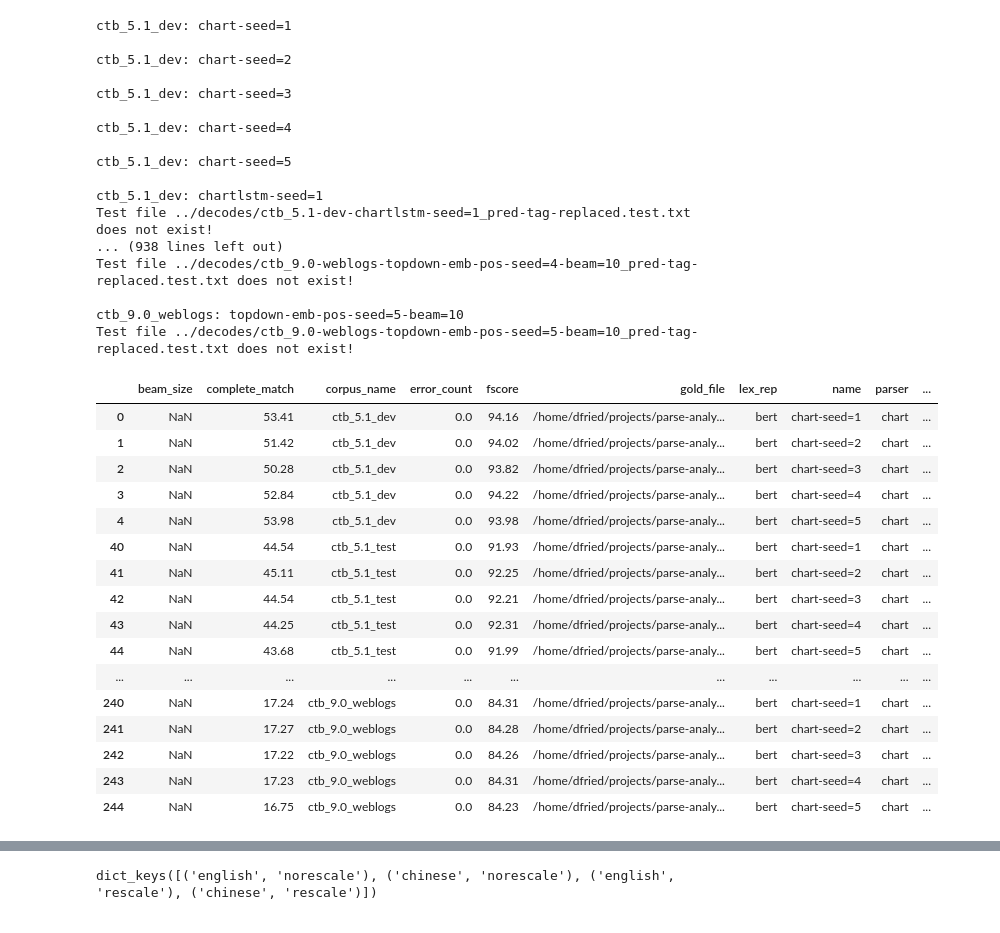
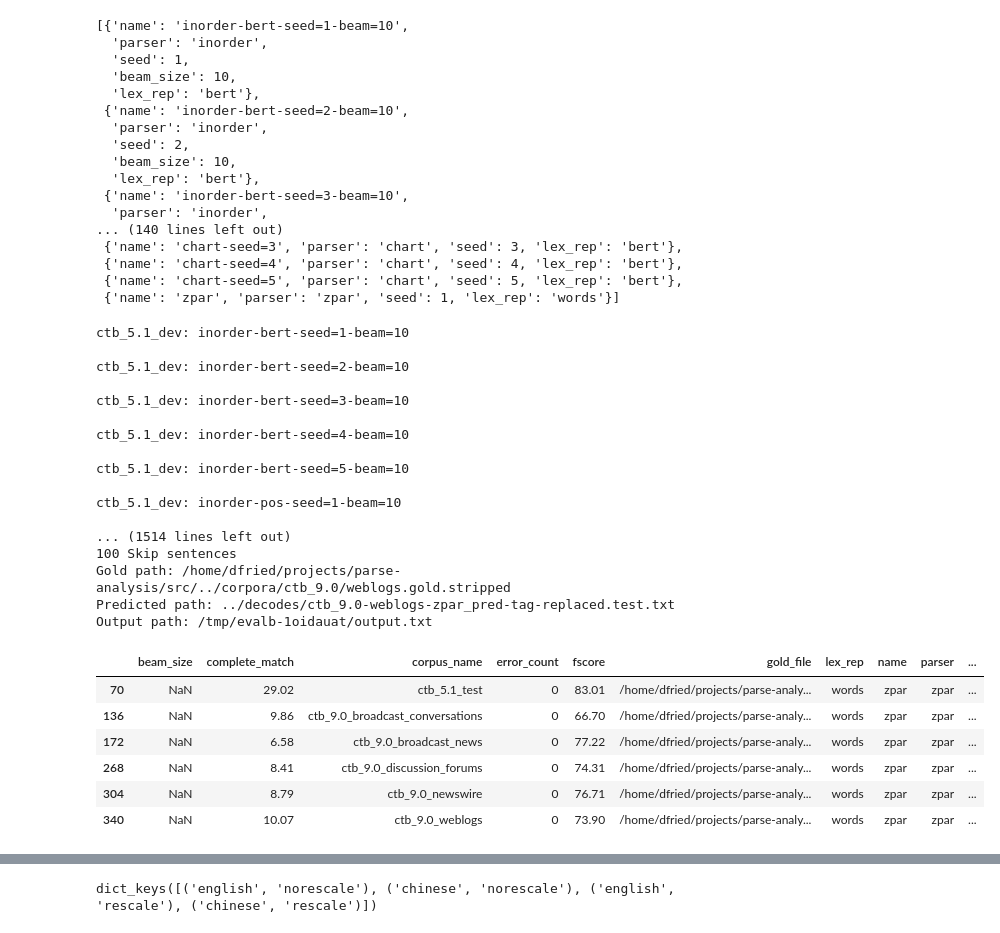
Before and after one commit to dpfried/parse-analysis, a Jupyter notebook: src/decode_analysis_chinese.ipynb, the cells around one changed output, grey strips where cells are left out. Cells and saved outputs as stored; diff of their text form; code cells hidden in the pictures.

Commit message:
Update analysis scripts

```diff
--- a/src/decode_analysis_chinese.ipynb
+++ b/src/decode_analysis_chinese.ipynb
@@ -25,47 +5,57 @@ ALL_MODELS
+# %%
+CHINESE_MODELS
+# %% [output]
+[{'name': 'inorder-bert-seed=1-beam=10',
+  'parser': 'inorder',
+  'seed': 1,
+  'beam_size': 10,
+  'lex_rep': 'bert'},
+ {'name': 'inorder-bert-seed=2-beam=10',
+  'parser': 'inorder',
+  'seed': 2,
+  'beam_size': 10,
+  'lex_rep': 'bert'},
+ {'name': 'inorder-bert-seed=3-beam=10',
+  'parser': 'inorder',
+... (140 lines left out)
+ {'name': 'chart-seed=3', 'parser': 'chart', 'seed': 3, 'lex_rep': 'bert'},
+ {'name': 'chart-seed=4', 'parser': 'chart', 'seed': 4, 'lex_rep': 'bert'},
+ {'name': 'chart-seed=5', 'parser': 'chart', 'seed': 5, 'lex_rep': 'bert'},
+ {'name': 'zpar', 'parser': 'zpar', 'seed': 1, 'lex_rep': 'words'}]
 # %%
 from decode_analysis import get_decode_stats
 # %%
-decode_stats = get_decode_stats(ALL_MODELS, corpora_names=CHINESE_CORPORA_NAMES)
+decode_stats = get_decode_stats(CHINESE_MODELS, corpora_names=CHINESE_CORPORA_NAMES)
 # %% [output]
-ctb_5.1_dev: chart-seed=1
+ctb_5.1_dev: inorder-bert-seed=1-beam=10
 
-ctb_5.1_dev: chart-seed=2
+ctb_5.1_dev: inorder-bert-seed=2-beam=10
 
-ctb_5.1_dev: chart-seed=3
+ctb_5.1_dev: inorder-bert-seed=3-beam=10
 
-ctb_5.1_dev: chart-seed=4
+ctb_5.1_dev: inorder-bert-seed=4-beam=10
 
-ctb_5.1_dev: chart-seed=5
+ctb_5.1_dev: inorder-bert-seed=5-beam=10
 
-ctb_5.1_dev: chartlstm-seed=1
-Test file ../decodes/ctb_5.1-dev-chartlstm-seed=1_pred-tag-replaced.test.txt does not exist!
-... (938 lines left out)
-Test file ../decodes/ctb_9.0-weblogs-topdown-emb-pos-seed=4-beam=10_pred-tag-replaced.test.txt does not exist!
+ctb_5.1_dev: inorder-pos-seed=1-beam=10
 
-ctb_9.0_weblogs: topdown-emb-pos-seed=5-beam=10
-Test file ../decodes/ctb_9.0-weblogs-topdown-emb-pos-seed=5-beam=10_pred-tag-replaced.test.txt does not exist!
+... (1514 lines left out)
+100 Skip sentences
+Gold path: /home/dfried/projects/parse-analysis/src/../corpora/ctb_9.0/weblogs.gold.stripped
+Predicted path: ../decodes/ctb_9.0-weblogs-zpar_pred-tag-replaced.test.txt
+Output path: /tmp/evalb-1oidauat/output.txt
 # %%
 import pandas
 # %%
 decodes = pandas.DataFrame(decode_stats)
 # %%
-decodes[decodes.parser=='chart']
+decodes[decodes.parser=='zpar']
 # %% [output]
 |  | beam_size | complete_match | corpus_name | error_count | fscore | gold_file | lex_rep | name | parser | ... |
-| 0 | NaN | 53.41 | ctb_5.1_dev | 0.0 | 94.16 | /home/dfried/projects/parse-analy... | bert | chart-seed=1 | chart | ... |
-| 1 | NaN | 51.42 | ctb_5.1_dev | 0.0 | 94.02 | /home/dfried/projects/parse-analy... | bert | chart-seed=2 | chart | ... |
-| 2 | NaN | 50.28 | ctb_5.1_dev | 0.0 | 93.82 | /home/dfried/projects/parse-analy... | bert | chart-seed=3 | chart | ... |
-| 3 | NaN | 52.84 | ctb_5.1_dev | 0.0 | 94.22 | /home/dfried/projects/parse-analy... | bert | chart-seed=4 | chart | ... |
-| 4 | NaN | 53.98 | ctb_5.1_dev | 0.0 | 93.98 | /home/dfried/projects/parse-analy... | bert | chart-seed=5 | chart | ... |
-| 40 | NaN | 44.54 | ctb_5.1_test | 0.0 | 91.93 | /home/dfried/projects/parse-analy... | bert | chart-seed=1 | chart | ... |
-| 41 | NaN | 45.11 | ctb_5.1_test | 0.0 | 92.25 | /home/dfried/projects/parse-analy... | bert | chart-seed=2 | chart | ... |
-| 42 | NaN | 44.54 | ctb_5.1_test | 0.0 | 92.21 | /home/dfried/projects/parse-analy... | bert | chart-seed=3 | chart | ... |
-| 43 | NaN | 44.25 | ctb_5.1_test | 0.0 | 92.31 | /home/dfried/projects/parse-analy... | bert | chart-seed=4 | chart | ... |
-| 44 | NaN | 43.68 | ctb_5.1_test | 0.0 | 91.99 | /home/dfried/projects/parse-analy... | bert | chart-seed=5 | chart | ... |
-| ... | ... | ... | ... | ... | ... | ... | ... | ... | ... | ... |
-| 240 | NaN | 17.24 | ctb_9.0_weblogs | 0.0 | 84.31 | /home/dfried/projects/parse-analy... | bert | chart-seed=1 | chart | ... |
-| 241 | NaN | 17.27 | ctb_9.0_weblogs | 0.0 | 84.28 | /home/dfried/projects/parse-analy... | bert | chart-seed=2 | chart | ... |
-| 242 | NaN | 17.22 | ctb_9.0_weblogs | 0.0 | 84.26 | /home/dfried/projects/parse-analy... | bert | chart-seed=3 | chart | ... |
-| 243 | NaN | 17.23 | ctb_9.0_weblogs | 0.0 | 84.31 | /home/dfried/projects/parse-analy... | bert | chart-seed=4 | chart | ... |
-| 244 | NaN | 16.75 | ctb_9.0_weblogs | 0.0 | 84.23 | /home/dfried/projects/parse-analy... | bert | chart-seed=5 | chart | ... |
+| 70 | NaN | 29.02 | ctb_5.1_test | 0 | 83.01 | /home/dfried/projects/parse-analy... | words | zpar | zpar | ... |
+| 136 | NaN | 9.86 | ctb_9.0_broadcast_conversations | 0 | 66.70 | /home/dfried/projects/parse-analy... | words | zpar | zpar | ... |
+| 172 | NaN | 6.58 | ctb_9.0_broadcast_news | 0 | 77.22 | /home/dfried/projects/parse-analy... | words | zpar | zpar | ... |
+| 268 | NaN | 8.41 | ctb_9.0_discussion_forums | 0 | 74.31 | /home/dfried/projects/parse-analy... | words | zpar | zpar | ... |
+| 304 | NaN | 8.79 | ctb_9.0_newswire | 0 | 76.71 | /home/dfried/projects/parse-analy... | words | zpar | zpar | ... |
+| 340 | NaN | 10.07 | ctb_9.0_weblogs | 0 | 73.90 | /home/dfried/projects/parse-analy... | words | zpar | zpar | ... |
 # %%
```
Also changed, not shown: parts of 20 cells of this notebook, 6 other files.
